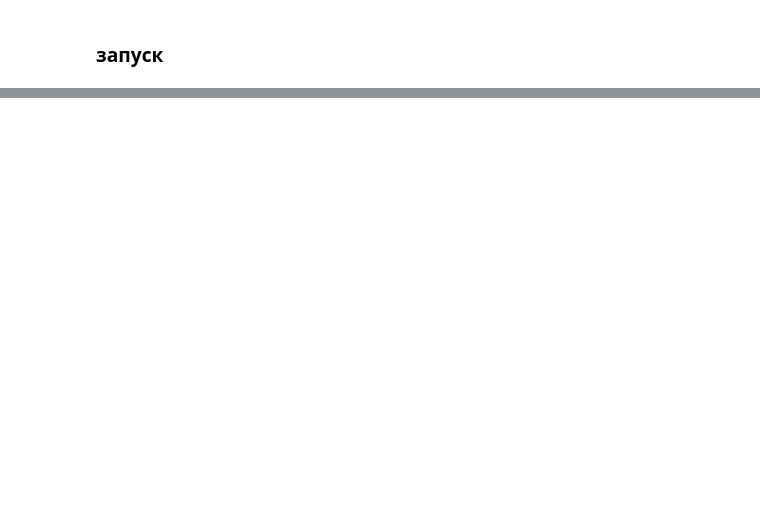
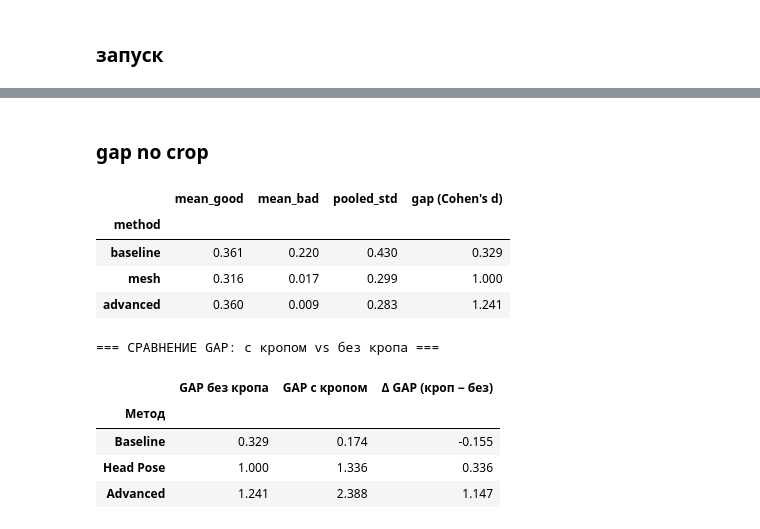
Before and after one commit to Mas562/metrics-config-only-, a Jupyter notebook: video_metrics/gaze/notebooks/tests.ipynb, the cells around one changed output, grey strips where cells are left out. Saved outputs shown, nothing was run; the diff lists cells and outputs as text; code cells hidden in the pictures; blank space fills up the shorter version.

```diff
--- a/video_metrics/gaze/notebooks/tests.ipynb
+++ b/video_metrics/gaze/notebooks/tests.ipynb
@@ -193,0 +690,51 @@ display(pd.DataFrame(all_stats))
+# %% [markdown]
+### gap no crop
+# %%
+gap_summary_nc = []
+for method in ['baseline', 'mesh', 'advanced']:
+    mean_g, mean_b, std, gap = compute_gap(df_nc, f'score_{method}')
+    gap_summary_nc.append({
+        'method':          method,
+        'mean_good':       round(mean_g, 3),
+        'mean_bad':        round(mean_b, 3),
+        'pooled_std':      round(std,    3),
+        "gap (Cohen's d)": round(gap,    3),
+    })
+
+gap_df_nc = pd.DataFrame(gap_summary_nc).set_index('method')
+display(gap_df_nc)
+
+print("\n=== СРАВНЕНИЕ GAP: с кропом vs без кропа ===")
+
+gap_wc = {}
+for method in ['baseline', 'mesh', 'advanced']:
+    _, _, _, gap = compute_gap(df_wc, f'score_{method}')
+    gap_wc[method] = round(gap, 3)
+
+gap_comparison = pd.DataFrame({
+    'Метод':            ['Baseline', 'Head Pose', 'Advanced'],
+    'GAP без кропа':    [gap_df_nc.loc['baseline',  "gap (Cohen's d)"],
+                         gap_df_nc.loc['mesh',       "gap (Cohen's d)"],
+                         gap_df_nc.loc['advanced',   "gap (Cohen's d)"]],
+    'GAP с кропом':     [gap_wc['baseline'],
+                         gap_wc['mesh'],
+                         gap_wc['advanced']],
+}).set_index('Метод')
+
+gap_comparison['Δ GAP (кроп − без)'] = (
+    gap_comparison['GAP с кропом'] - gap_comparison['GAP без кропа']
+).round(3)
+
+display(gap_comparison)
+# %% [output]
+|  | mean_good | mean_bad | pooled_std | gap (Cohen's d) |
+| method |  |  |  |  |
+| baseline | 0.361 | 0.220 | 0.430 | 0.329 |
+| mesh | 0.316 | 0.017 | 0.299 | 1.000 |
+| advanced | 0.360 | 0.009 | 0.283 | 1.241 |
+=== СРАВНЕНИЕ GAP: с кропом vs без кропа ===
+|  | GAP без кропа | GAP с кропом | Δ GAP (кроп − без) |
+| Метод |  |  |  |
+| Baseline | 0.329 | 0.174 | -0.155 |
+| Head Pose | 1.000 | 1.336 | 0.336 |
+| Advanced | 1.241 | 2.388 | 1.147 |
```
Also changed, not shown: parts of 18 cells of this notebook, 6 other files.
